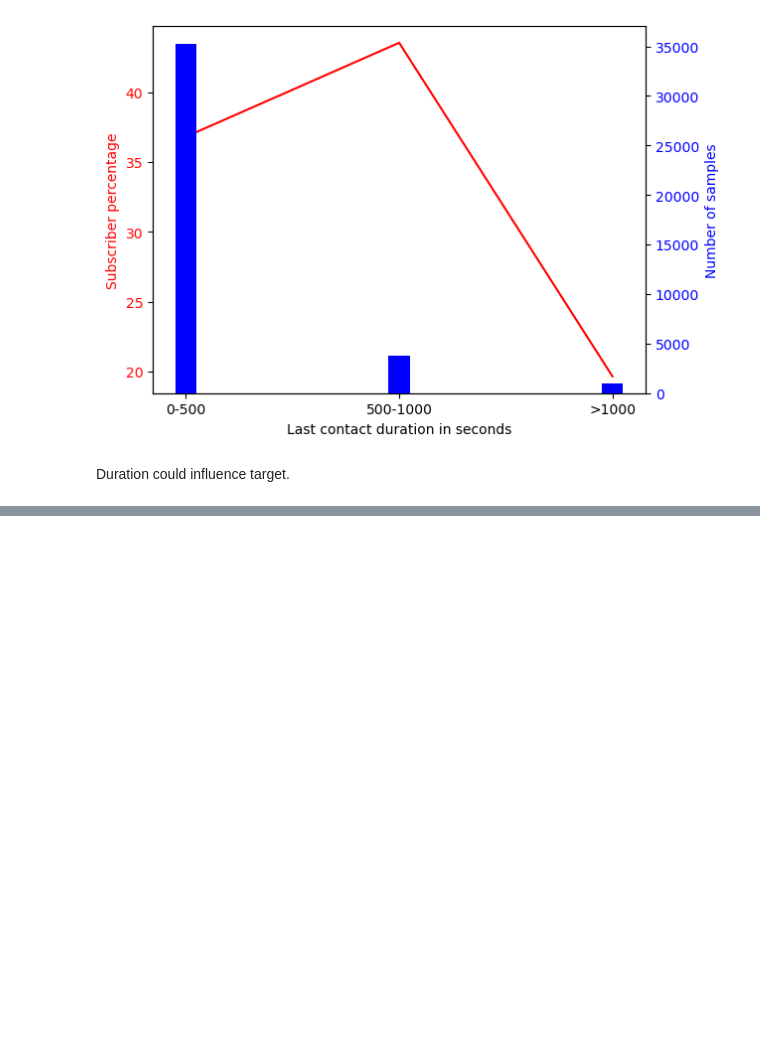
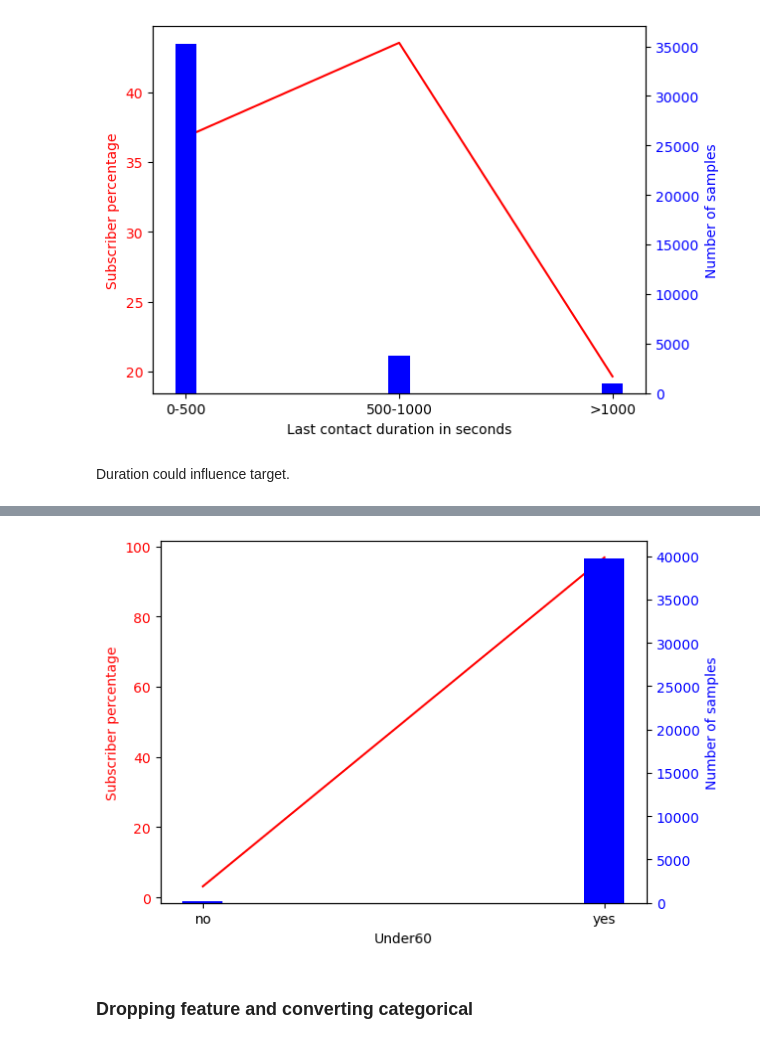
Before and after one commit to chiara89/OJGBREGVkBPNHLBf, a Jupyter notebook: term_deposit_subscription_prediction.ipynb, the cells around one changed output, grey strips where cells are left out. Saved outputs shown, nothing was run; the diff lists cells and outputs as text; code cells hidden in the pictures; blank space fills up the shorter version.

```diff
--- a/term_deposit_subscription_prediction.ipynb
+++ b/term_deposit_subscription_prediction.ipynb
@@ -790,0 +838,3 @@ Duration could influence target.
+# %%
+df.info()
+df_sub['under60'] = df_sub['age'].apply(func)
@@ -790,0 +861,26 @@ Duration could influence target.
+# %%
+label = ['no' , 'yes']
+perc_u60 = [round((df_sub[df_sub.under60==0]).shape[0]/df_sub.shape[0]*100,2),round((df_sub[df_sub.under60==1]).shape[0]/df_sub.shape[0]*100,2)]
+num_samp_u60 = [df[df.under60==0].shape[0],df[df.under60==1].shape[0]]
+fig, ax1 = plt.subplots()
+
+ax1.set_xlabel("Under60")
+ax1.set_ylabel('Subscriber percentage', color = 'red')
+ax1.plot(label,perc_u60, color = 'red')
+ax1.tick_params(axis ='y', labelcolor = 'red')
+
+# Adding Twin Axes
+
+ax2 = ax1.twinx()
+
+ax2.set_ylabel('Number of samples', color = 'blue')
+ax2.bar(label,num_samp_u60,width=0.1, color = 'blue')
+ax2.tick_params(axis ='y', labelcolor = 'blue')
+
+# Show plot
+
+plt.show()
+# %% [output]
+[figure, added]
+# %% [markdown]
+### Dropping feature and converting categorical
```
Also changed, not shown: parts of 19 cells of this notebook.
